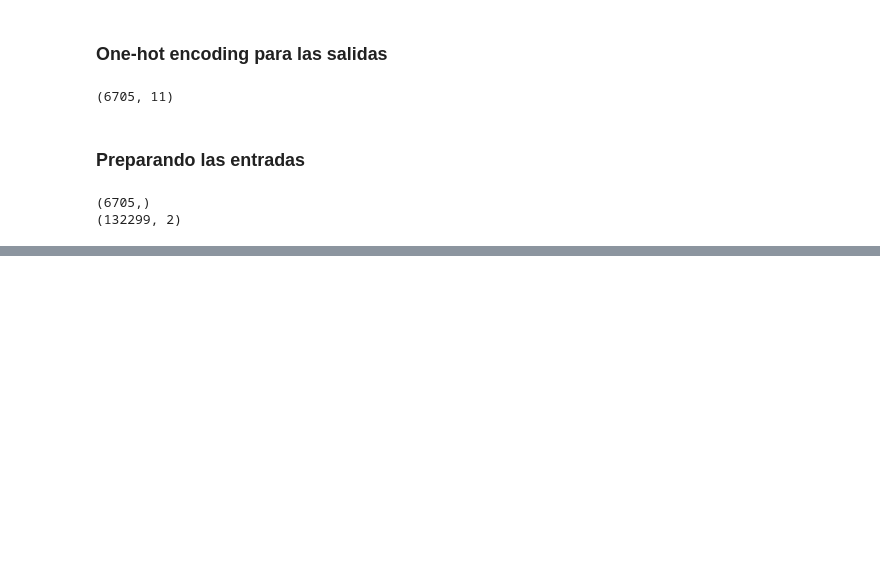
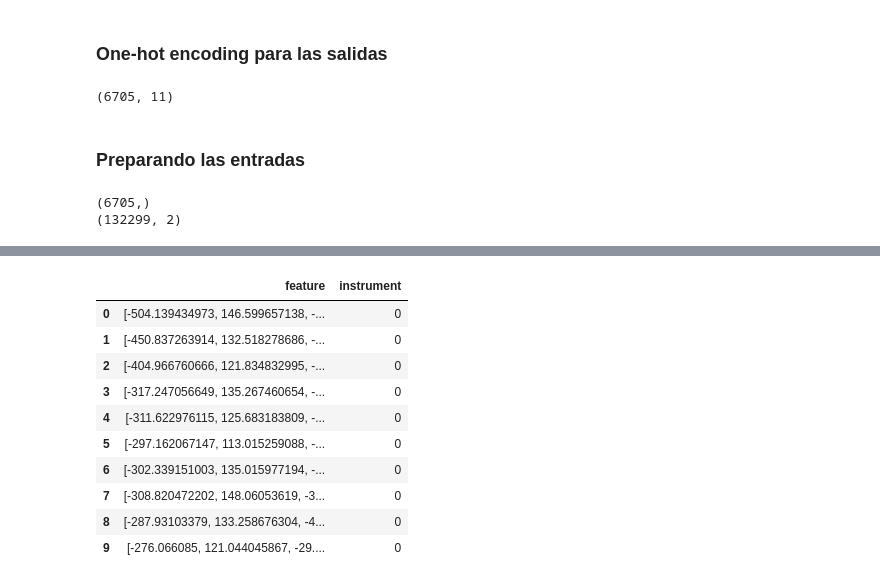
Before and after one commit to pedrini210/instrument-recognition, a Jupyter notebook: Instrument Recognition.ipynb, the cells around one changed output, grey strips where cells are left out. Saved outputs shown, nothing was run; the diff lists cells and outputs as text; code cells hidden in the pictures; blank space fills up the shorter version.

```diff
--- a/Instrument Recognition.ipynb
+++ b/Instrument Recognition.ipynb
@@ -167,0 +240,41 @@ print(x_train[0].shape)
+# %%
+# Preapring a parser
+
+def parser(row):
+    num_mfcc = 40
+   # function to load files and extract features
+    file_name = row['audio_file']
+
+   # handle exception to check if there isn't a file which is corrupted
+   try:
+      # here kaiser_fast is a technique used for faster extraction
+      X, sample_rate = librosa.load(file_name, res_type='kaiser_fast')
+      # we extract mfcc feature from data
+      mfccs = np.mean(librosa.feature.mfcc(y=X, sr=sample_rate, n_mfcc=num_mfcc).T,axis=0)
+   except Exception as e:
+      print("Error encountered while parsing file: ", file)
+      return None, None
+
+   feature = mfccs
+   instrument = row['instrument']
+
+   return [feature, instrument]
+# %%
+# Create the dataset
+train = dataset.apply(parser, axis=1)
+# %%
+# Fixing the columns name
+train.columns = ['feature', 'instrument']
+train.head(10)
+# %% [output]
+|  | feature | instrument |
+| 0 | [-504.139434973, 146.599657138, -... | 0 |
+| 1 | [-450.837263914, 132.518278686, -... | 0 |
+| 2 | [-404.966760666, 121.834832995, -... | 0 |
+| 3 | [-317.247056649, 135.267460654, -... | 0 |
+| 4 | [-311.622976115, 125.683183809, -... | 0 |
+| 5 | [-297.162067147, 113.015259088, -... | 0 |
+| 6 | [-302.339151003, 135.015977194, -... | 0 |
+| 7 | [-308.820472202, 148.06053619, -3... | 0 |
+| 8 | [-287.93103379, 133.258676304, -4... | 0 |
+| 9 | [-276.066085, 121.044045867, -29.... | 0 |
```
Also changed, not shown: parts of 17 cells of this notebook.
